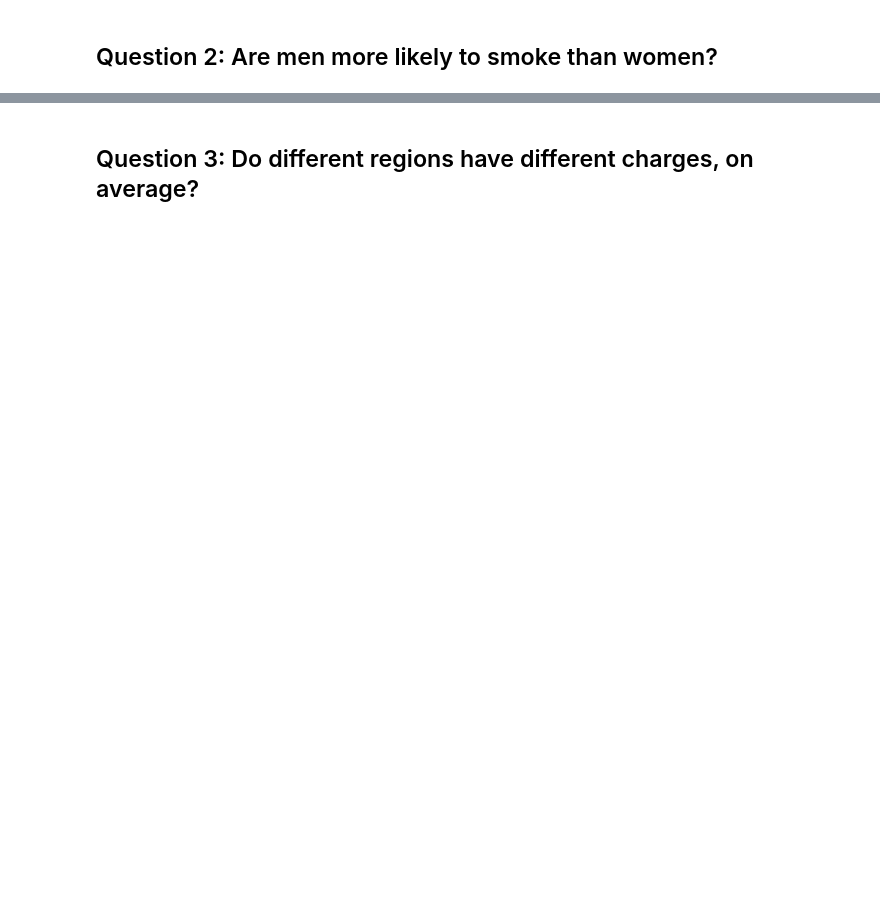
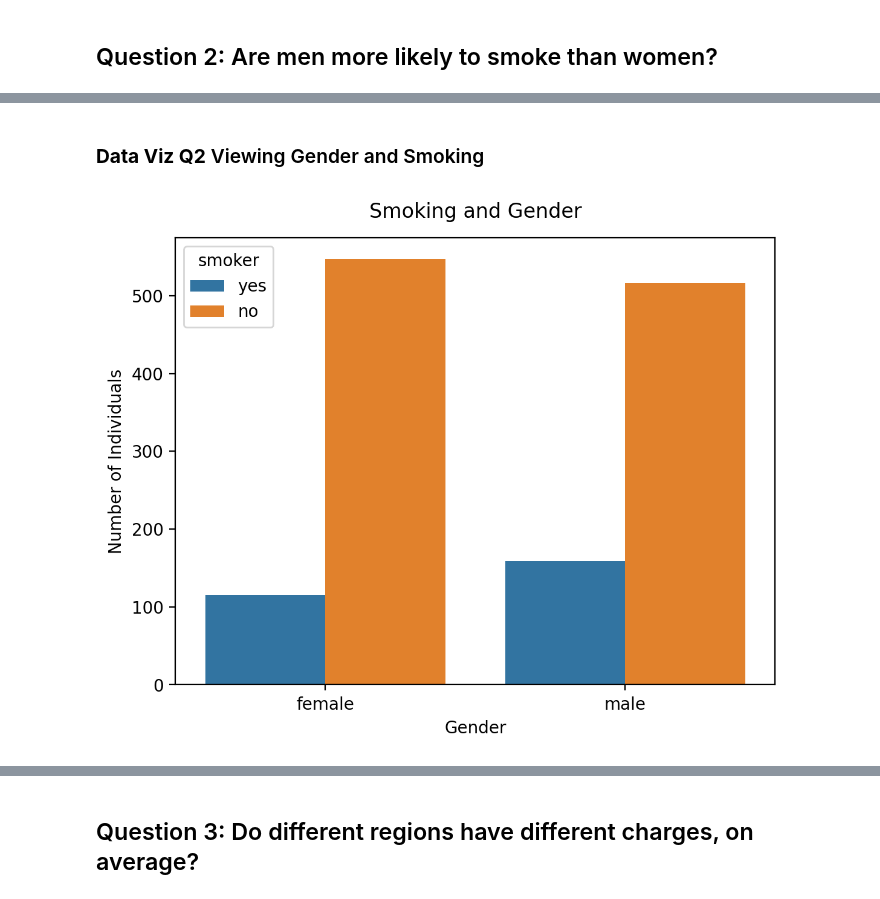
Before and after one commit to CRPeace/CD_Hypothesis_Testing_with_Insurance_Data, a Jupyter notebook: C.Peace_Hypothesis_Testing_with_Insurance_Data.ipynb, the cells around one changed output, grey strips where cells are left out. Cells and saved outputs as stored; diff of their text form; code cells hidden in the pictures; blank space fills up the shorter version.

```diff
--- a/C.Peace_Hypothesis_Testing_with_Insurance_Data.ipynb
+++ b/C.Peace_Hypothesis_Testing_with_Insurance_Data.ipynb
@@ -267,0 +347,11 @@ We'll use a chi-square test because we are comparing two categories.
+# %% [markdown]
+### **Data Viz Q2** Viewing Gender and Smoking
+# %%
+# plotting the number of smokers and non-smokers in each gender
+plt.figure(dpi=200)
+sns.countplot(data=df, x='sex', hue='smoker')
+plt.title('Smoking and Gender', pad=12)
+plt.ylabel('Number of Individuals')
+plt.xlabel('Gender');
+# %% [output]
+[figure, added]
```
Also changed, not shown: parts of 48 cells of this notebook.
